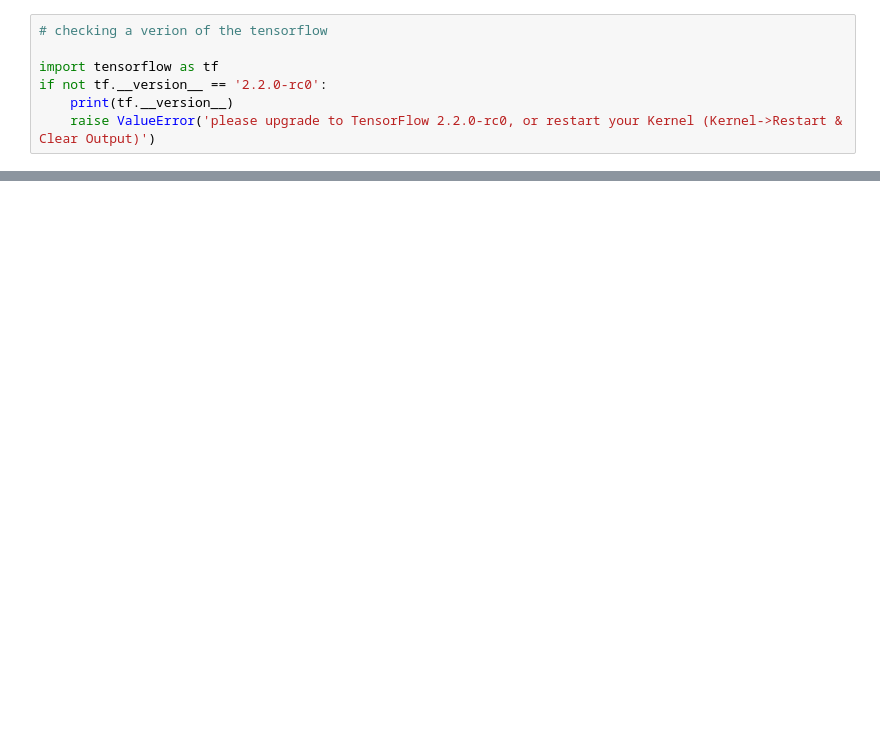
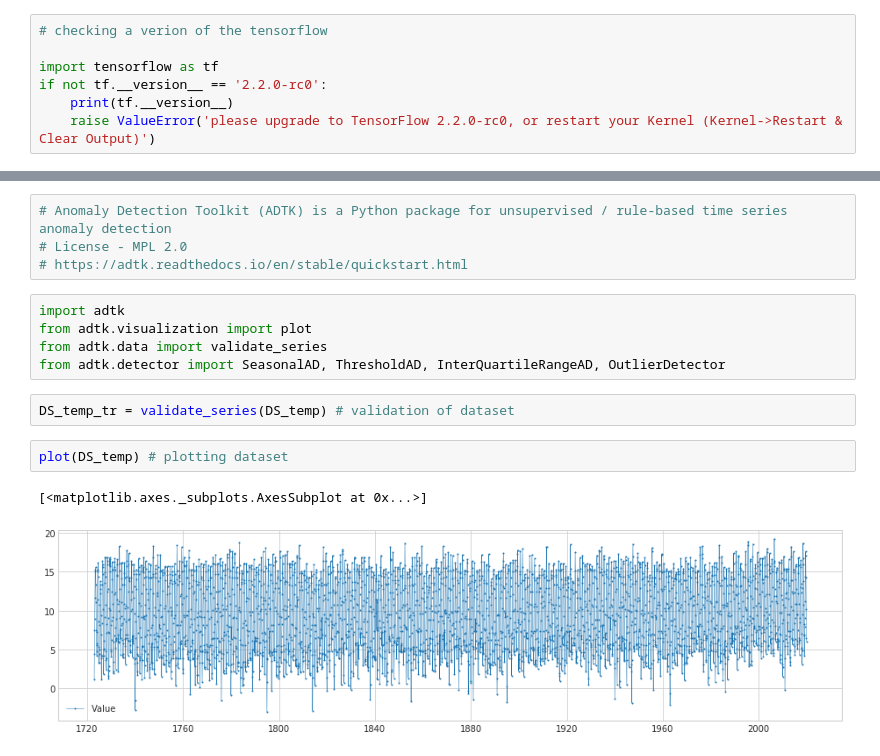
Before and after one commit to s-kav/IBM-Watsom-capstone-project, a Jupyter notebook: Capstone project ITHEE_300.ipynb, the cells around one changed output, grey strips where cells are left out. Saved outputs shown, nothing was run; the diff lists cells and outputs as text; blank space fills up the shorter version.

```diff
--- a/Capstone project ITHEE_300.ipynb
+++ b/Capstone project ITHEE_300.ipynb
@@ -83,0 +141,16 @@ dtype: int64
+# %%
+# Anomaly Detection Toolkit (ADTK) is a Python package for unsupervised / rule-based time series anomaly detection
+# License - MPL 2.0
+# https://adtk.readthedocs.io/en/stable/quickstart.html
+# %%
+import adtk
+from adtk.visualization import plot
+from adtk.data import validate_series
+from adtk.detector import SeasonalAD, ThresholdAD, InterQuartileRangeAD, OutlierDetector
+# %%
+DS_temp_tr = validate_series(DS_temp) # validation of dataset
+# %%
+plot(DS_temp) # plotting dataset
+# %% [output]
+[<matplotlib.axes._subplots.AxesSubplot at 0x...>]
+[figure, added]
```
Also changed, not shown: parts of 46 cells of this notebook.
